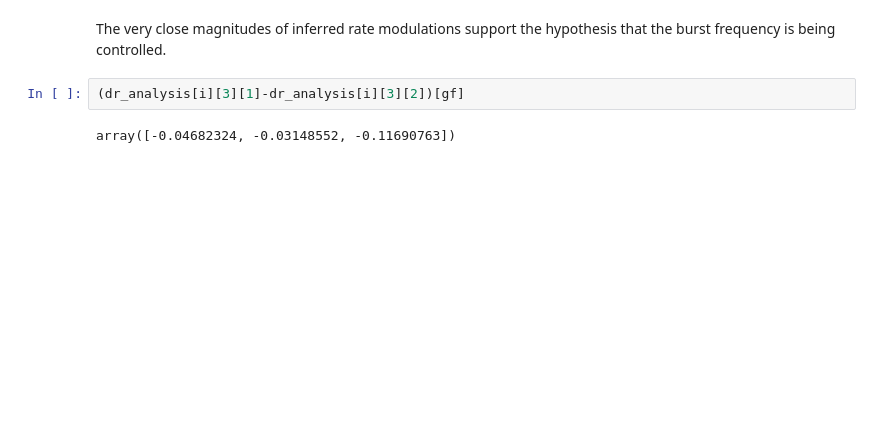
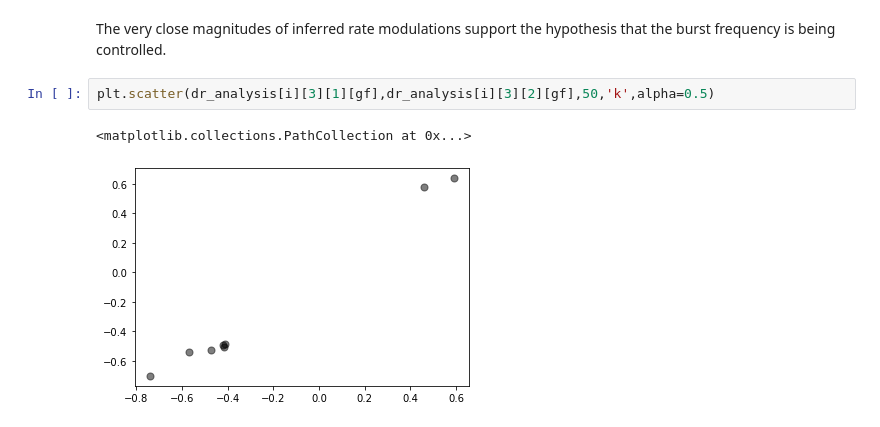
Before and after one commit to pachterlab/monod_examples, a Jupyter notebook: manuscript_computation/gg220529_allen_celltypes_de_analysis.ipynb, the cells around one changed output. Drawn from its saved outputs; the diff is of its cells as text; blank space fills up the shorter version.

```diff
--- a/manuscript_computation/gg220529_allen_celltypes_de_analysis.ipynb
+++ b/manuscript_computation/gg220529_allen_celltypes_de_analysis.ipynb
@@ -318,9 +332,10 @@ array(['Scn7a', 'Sorcs1', 'Scg3'], dtype='<U16')
 # %% [markdown]
 The very close magnitudes of inferred rate modulations support the hypothesis that the burst frequency is being controlled.
 # %%
-(dr_analysis[i][3][1]-dr_analysis[i][3][2])[gf]
+plt.scatter(dr_analysis[i][3][1][gf],dr_analysis[i][3][2][gf],50,'k',alpha=0.5)
 # %% [output]
-array([-0.04682324, -0.03148552, -0.11690763])
+<matplotlib.collections.PathCollection at 0x...>
+[figure, added]
 # %%
 t2 = time.time()
 print('Runtime: {:.0f} seconds.'.format(t2-t1))
```
Also changed, not shown: parts of 10 cells of this notebook, 1 other file.
